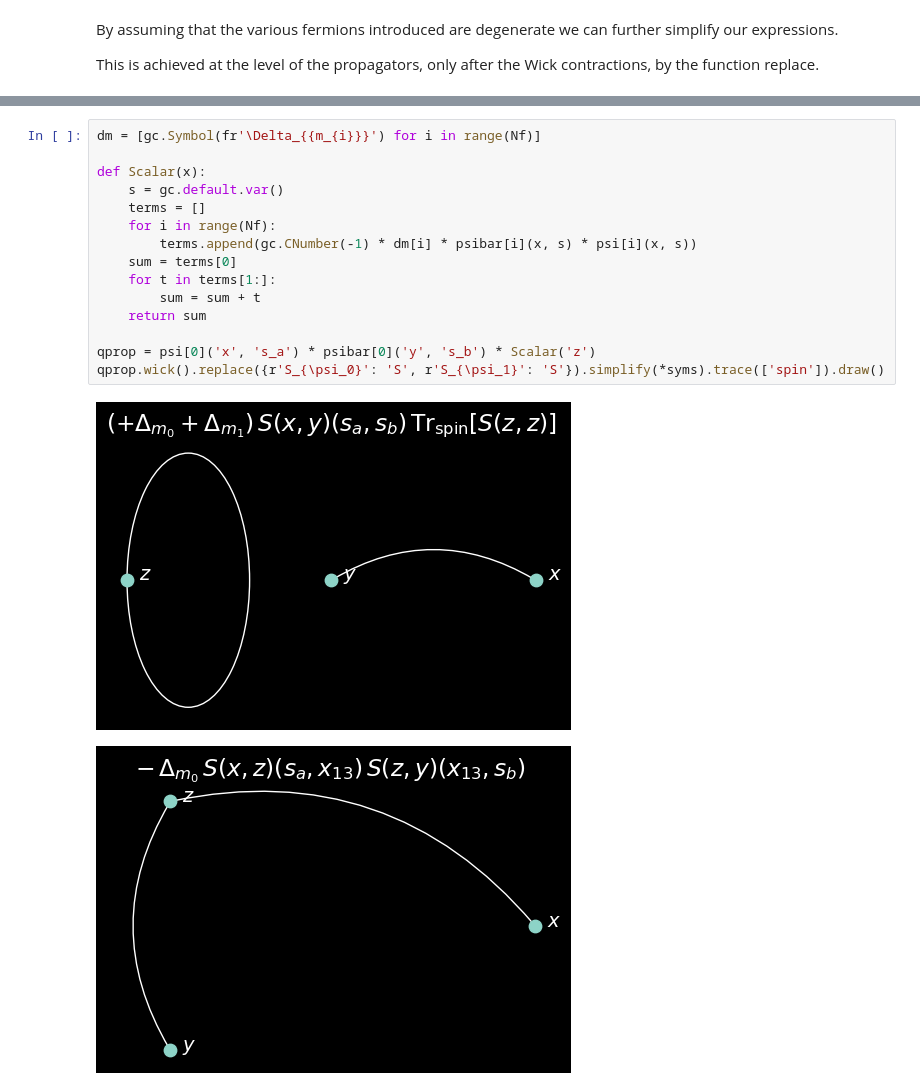
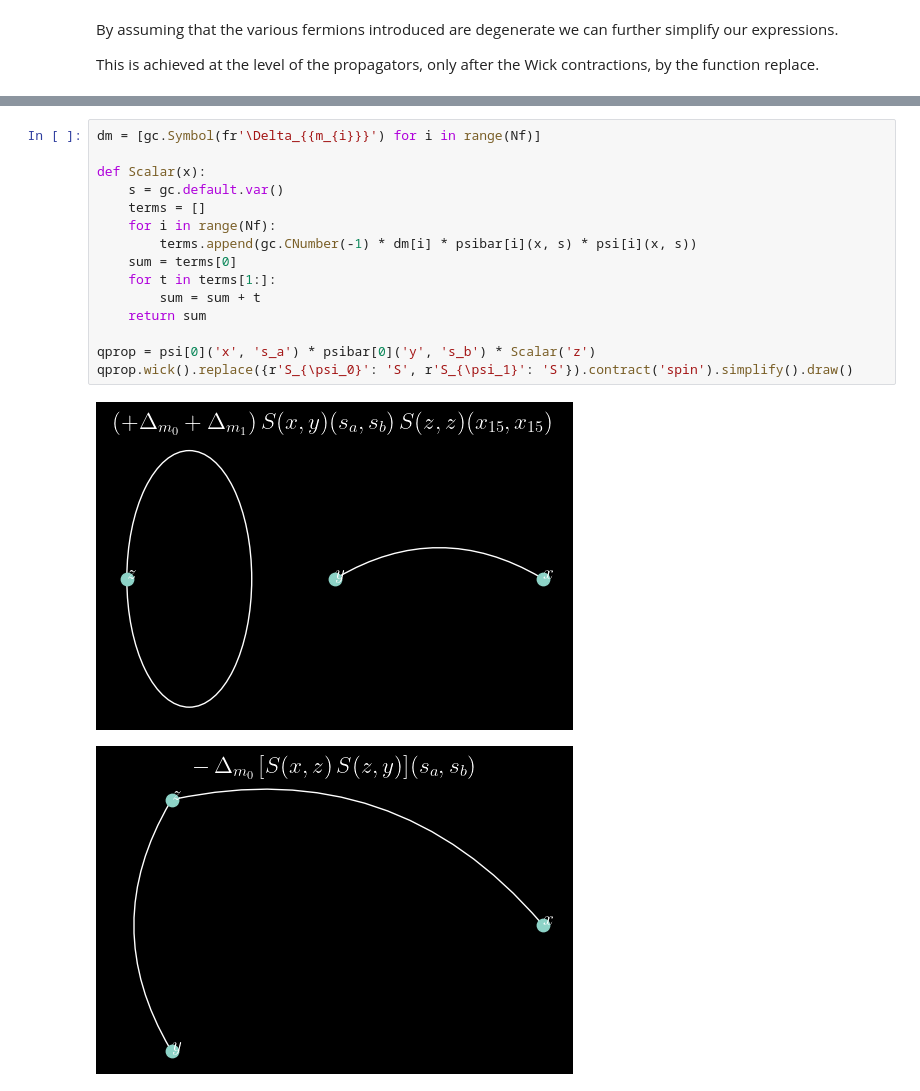
Before and after one commit to mbruno46/giancarlo, a Jupyter notebook: tutorials/fermions.ipynb, the cells around one changed output, grey strips where cells are left out. Drawn from its saved outputs; the diff is of its cells as text.

Commit message:
fixed plotting; contract.contract still not working

```diff
--- a/tutorials/fermions.ipynb
+++ b/tutorials/fermions.ipynb
@@ -163,18 +178,18 @@ qprop.wick().replace({r'S_{\psi_0}': 'S', r'S_{\psi_1}': 'S'}).simplify(*syms).t
 # %%
 dm = [gc.Symbol(fr'\Delta_{{m_{i}}}') for i in range(Nf)]
 
 def Scalar(x):
     s = gc.default.var()
     terms = []
     for i in range(Nf):
         terms.append(gc.CNumber(-1) * dm[i] * psibar[i](x, s) * psi[i](x, s))
     sum = terms[0]
     for t in terms[1:]:
         sum = sum + t
     return sum
 
 qprop = psi[0]('x', 's_a') * psibar[0]('y', 's_b') * Scalar('z')
-qprop.wick().replace({r'S_{\psi_0}': 'S', r'S_{\psi_1}': 'S'}).simplify(*syms).trace(['spin']).draw()
+qprop.wick().replace({r'S_{\psi_0}': 'S', r'S_{\psi_1}': 'S'}).contract('spin').simplify().draw()
 # %% [output]
-[figure, old version]
+[figure, new version]
-[figure, old version]
+[figure, new version]
```
Also changed, not shown: parts of 15 cells of this notebook, 3 other files.
